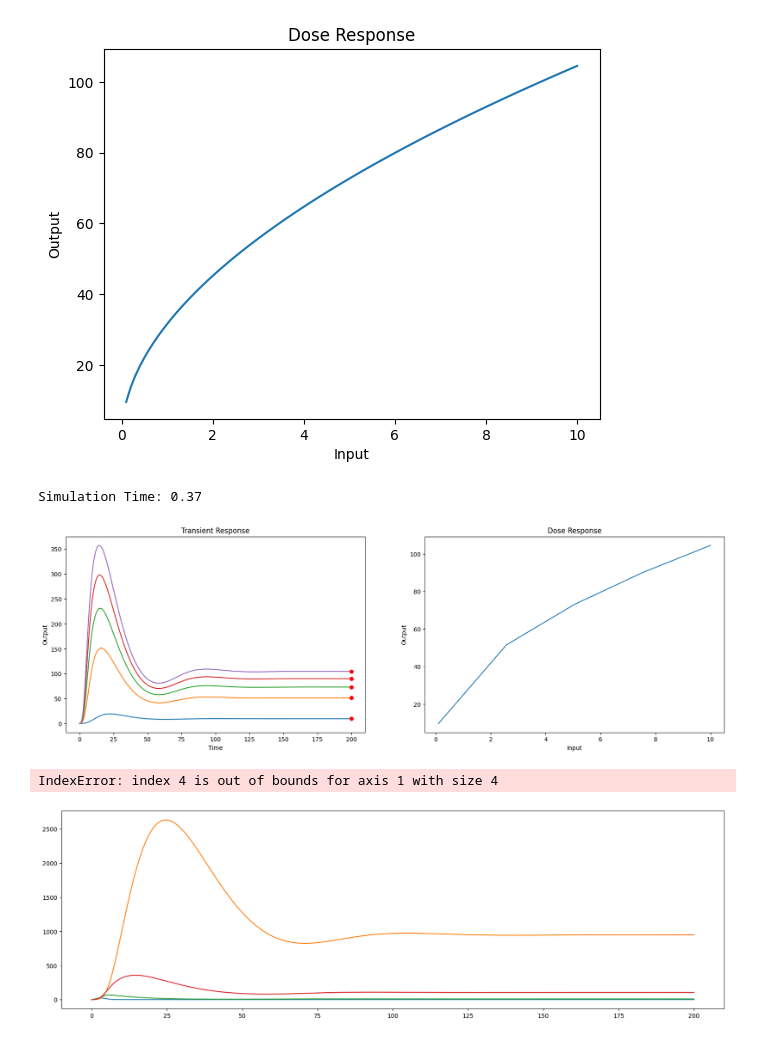
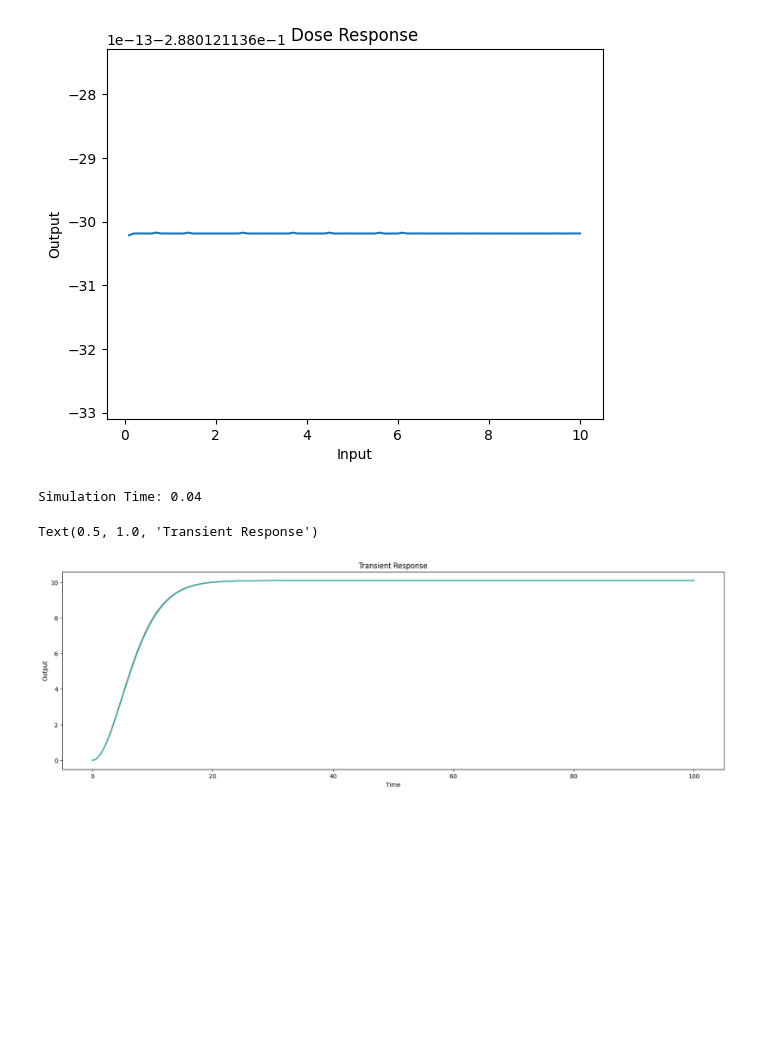
Before and after one commit to Maurice-Filo/GenAI-Net, a Jupyter notebook: CRNGenAI/Testing/Testing_IOCRN_Class.ipynb, the cells around one changed output. Saved outputs shown, nothing was run; the diff lists cells and outputs as text; code cells hidden in the pictures; blank space fills up the shorter version.

```diff
--- a/CRNGenAI/Testing/Testing_IOCRN_Class.ipynb
+++ b/CRNGenAI/Testing/Testing_IOCRN_Class.ipynb
@@ -15,12 +15,12 @@ import time
 from Input_Output_Rxn_Networks.ReactionSequenceGenerator import map_indices_to_reactions
 # %%
 # Construct an Input/Output CRN: 4 species, 9 reactions
-S_R = np.array([[0, 0, 1, 1, 0, 1, 0, 0, 0], [0, 0, 1, 0, 0, 0, 1, 0, 0], [0, 0, 0, 0, 1, 0, 0, 1, 0], [0, 1, 0, 0, 0, 0, 0, 0, 1]], dtype=np.int8)
-S_P = np.array([[1, 0, 0, 1, 0, 0, 0, 0, 0], [0, 1, 0, 0, 0, 0, 0, 0, 0], [0, 0, 0, 1, 1, 0, 0, 0, 0], [0, 1, 0, 0, 1, 0, 0, 0, 0]], dtype=np.int8)
-mu = 1; theta = 1; eta = 0.01; k = 1; k_1 = 1; gamma_1 = 0.1; gamma_2 = 0.1; gamma_3 = 0.1; gamma_4 = 0.1
-params = np.array([mu, theta, eta, k, k_1, gamma_1, gamma_2, gamma_3, gamma_4], dtype=np.float32)
-I = np.array([[1, 0, 0, 0, 0, 0, 0, 0, 0]], dtype=np.int8)
-O = np.array([4], dtype=np.int8)
+S_R = np.array([[0, 1, 1, 0, 0, 0, 0, 0, 0], [0, 0, 0, 1, 0, 1, 0, 1, 2], [1, 0, 0, 0, 0, 0, 1, 0, 0], [0, 0, 0, 0, 0, 0, 1, 0, 0]], dtype=np.int8)
+S_P = np.array([[1, 1, 0, 0, 0, 0, 0, 0, 0], [0, 1, 0, 0, 0, 1, 0, 0, 0], [1, 0, 0, 0, 1, 0, 0, 2, 0], [0, 0, 0, 0, 0, 1, 0, 0, 1]], dtype=np.int8)
+k = 1; k_1 = 1; gamma_1 = 1; gamma_2 = 0.1; mu = 10; theta = 0.61; eta = 0.1; p1=17.17; p2 = 3.44
+params = np.array([k, k_1, gamma_1, gamma_2, mu, theta, eta, p1, p2], dtype=np.float32)
+I = np.array([[0, 0, 0, 1, 0, 0, 0, 0, 0]], dtype=np.int8)
+O = np.array([2], dtype=np.int8)
 IOCRN = IOCRN_MassAction(S_R, S_P, params, I, O)
 # %%
 # Print the Input/Output CRN
@@ -82,50 +84,49 @@ u_array = np.linspace(0.1, 10, N_u, dtype=np.float32)
 initial_guess = np.array([0.1, 0.1, 0.1, 0.1], dtype=np.float32)
 y_array = IOCRN.dose_response(u_array, initial_guess, True)
 # %% [output]
-[figure, old version]
+[figure, new version]
 # %%
 # Transient Response
-N_u = 5
+N_u = 10
 u_array = np.linspace(0.1, 10, N_u, dtype=np.float32)
 initial_guess = np.array([0.1, 0.1, 0.1, 0.1], dtype=np.float32)
 initial_condition = np.array([0, 0, 0, 0], dtype=np.float32)
-time_horizon = np.linspace(0, 200, 1000, dtype=np.float32)
+time_horizon = np.linspace(0, 100, 1000, dtype=np.float32)
 
 tic = time.time()
 outputs_transient, states_transient = IOCRN.transient_response(u_array, initial_condition, time_horizon, return_states=True)
 toc = time.time()
 print('Simulation Time: %.2f' % (toc - tic))
 
 outputs_ss = IOCRN.dose_response(u_array, initial_guess, False)
 
 plt.figure(figsize=(20, 6))
-plt.subplot(1, 2, 1)
+plt.subplot(1, 1, 1)
 for i in range(len(outputs_transient)):
     plt.plot(time_horizon, outputs_transient[i])
-    plt.plot(time_horizon[-1], outputs_ss[i], 'ro')
+    # plt.plot(time_horizon[-1], outputs_ss[i], 'ro')
 plt.xlabel('Time')
 plt.ylabel('Output')
 plt.title('Transient Response')
-plt.subplot(1, 2, 2)
-plt.plot(u_array, outputs_ss)
-plt.xlabel('Input')
-plt.ylabel('Output')
-plt.title('Dose Response')
-plt.show()
+# plt.subplot(1, 2, 2)
+# plt.plot(u_array, outputs_ss)
+# plt.xlabel('Input')
+# plt.ylabel('Output')
+# plt.title('Dose Response')
+# plt.show()
 
 # Plot the states
-plt.figure(figsize=(20, 6))
-for i in range(len(states_transient)):
-    plt.plot(time_horizon, states_transient[:,i])
-plt.xlabel('Time')
-plt.ylabel('State')
-plt.title('Transient Response')
-plt.show()
+# plt.figure(figsize=(20, 6))
+# for i in range(len(states_transient)):
+#     plt.plot(time_horizon, states_transient[:,i])
+# plt.xlabel('Time')
+# plt.ylabel('State')
+# plt.title('Transient Response')
+# plt.show()
 # %% [output]
-Simulation Time: 0.37
+Simulation Time: 0.04
+Text(0.5, 1.0, 'Transient Response')
-[figure, old version]
+[figure, new version]
-IndexError: index 4 is out of bounds for axis 1 with size 4
-[figure, removed]
 # %%
 # Build bimolecular chemical reaction networks from indices
 num_samples = 2
```
Also changed, not shown: parts of 4 cells of this notebook, 7 other files.
